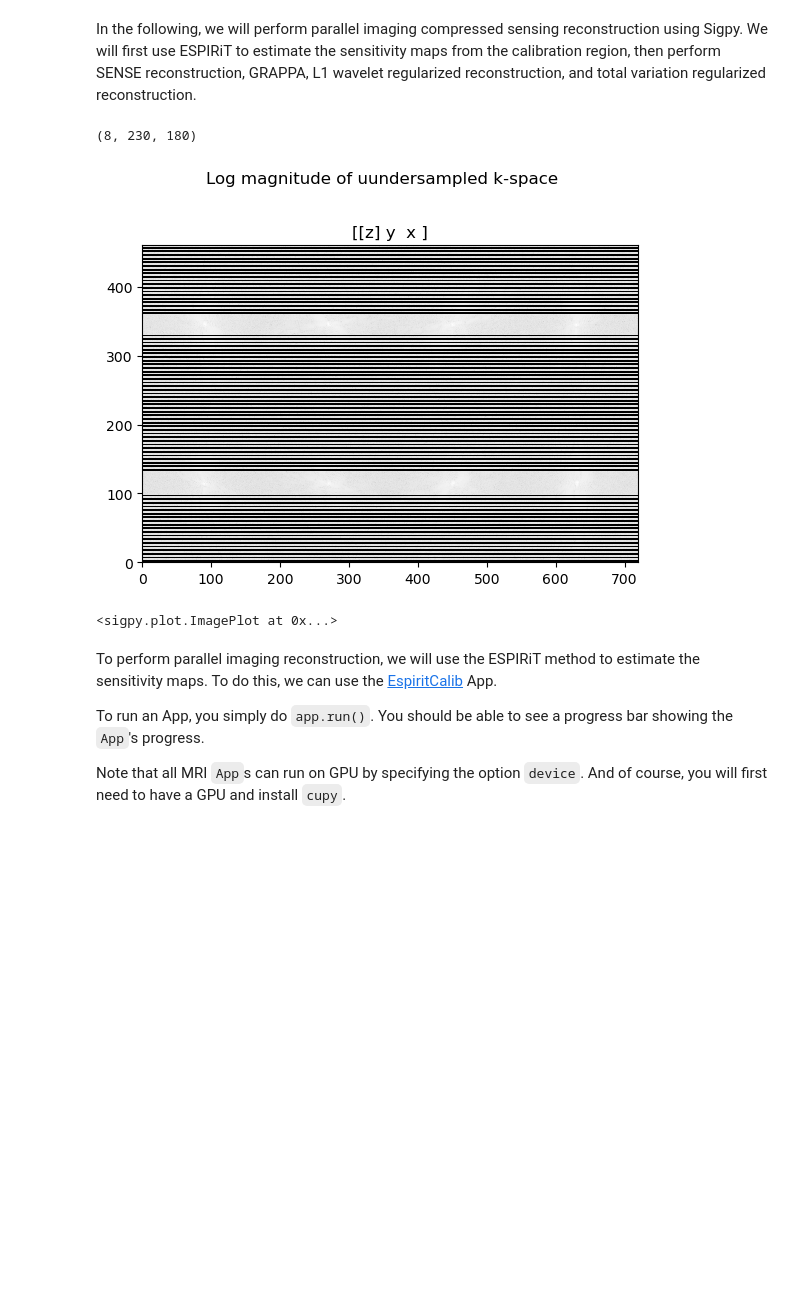
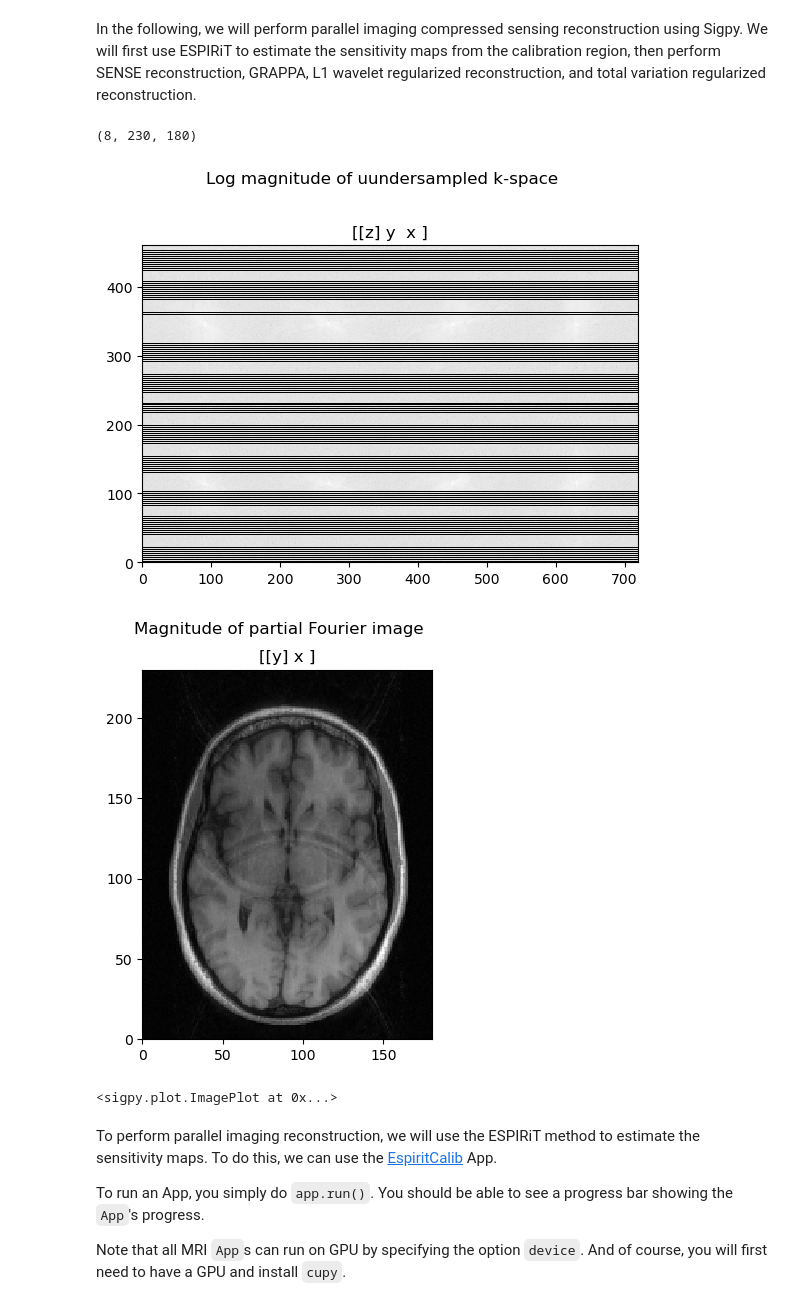
Before and after one commit to srapacchi/mri_recon_python, a Jupyter notebook: parallel-imaging-compressed-sensing-reconstruction.ipynb, the cells around one changed output. Cells and saved outputs as stored; diff of their text form; code cells hidden in the pictures; blank space fills up the shorter version.

```diff
--- a/parallel-imaging-compressed-sensing-reconstruction.ipynb
+++ b/parallel-imaging-compressed-sensing-reconstruction.ipynb
@@ -137,23 +137,24 @@ In the following, we will perform parallel imaging compressed sensing reconstruc
 # %%
 # let's skip one line out of 2 but keep the center of kspace (30 lines)
 mask = np.ones_like(ksp)
 kspsz = ksp.shape
 
-mask[:,::2] = 0  # one line out 2
+mask[:,::3] = 0  # one line out 2
 
-mask[:, np.arange(int(0.5*kspsz[1]-15),int(.5*kspsz[1]+15))] = 1  # keep center of kspace
+mask[:, np.arange(int(0.5*kspsz[1]-12),int(.5*kspsz[1]+12))] = 1  # keep center of kspace
 
 usksp = mask*ksp
 
 print(usksp.shape)
 
 pl.ImagePlot(usksp, mode='l', z=0, title='Log magnitude of uundersampled k-space')
 
 # look at the image
 pl.ImagePlot(rss(sp.ifft(usksp,axes=(-1,-2))), title='Magnitude of partial Fourier image')
 # %% [output]
 (8, 230, 180)
-[figure, old version]
+[figure, new version]
+[figure, added]
 <sigpy.plot.ImagePlot at 0x...>
 # %% [markdown]
 To perform parallel imaging reconstruction, we will use the ESPIRiT method to estimate the sensitivity maps. To do this, we can use the [EspiritCalib](https://sigpy.readthedocs.io/en/latest/generated/sigpy.mri.app.EspiritCalib.html#sigpy.mri.app.EspiritCalib) App.
```
Also changed, not shown: parts of 4 cells of this notebook, 1 other file.
